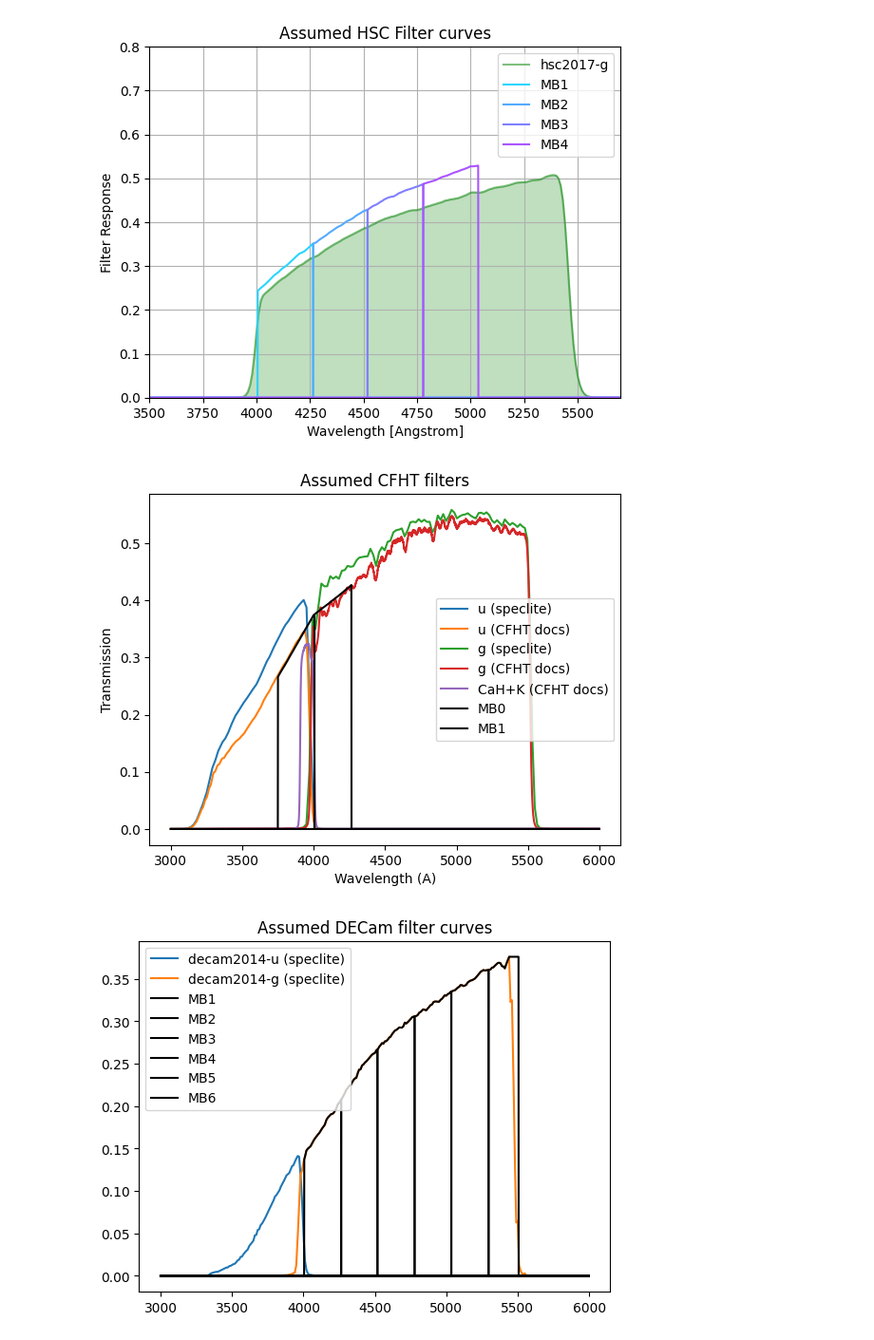
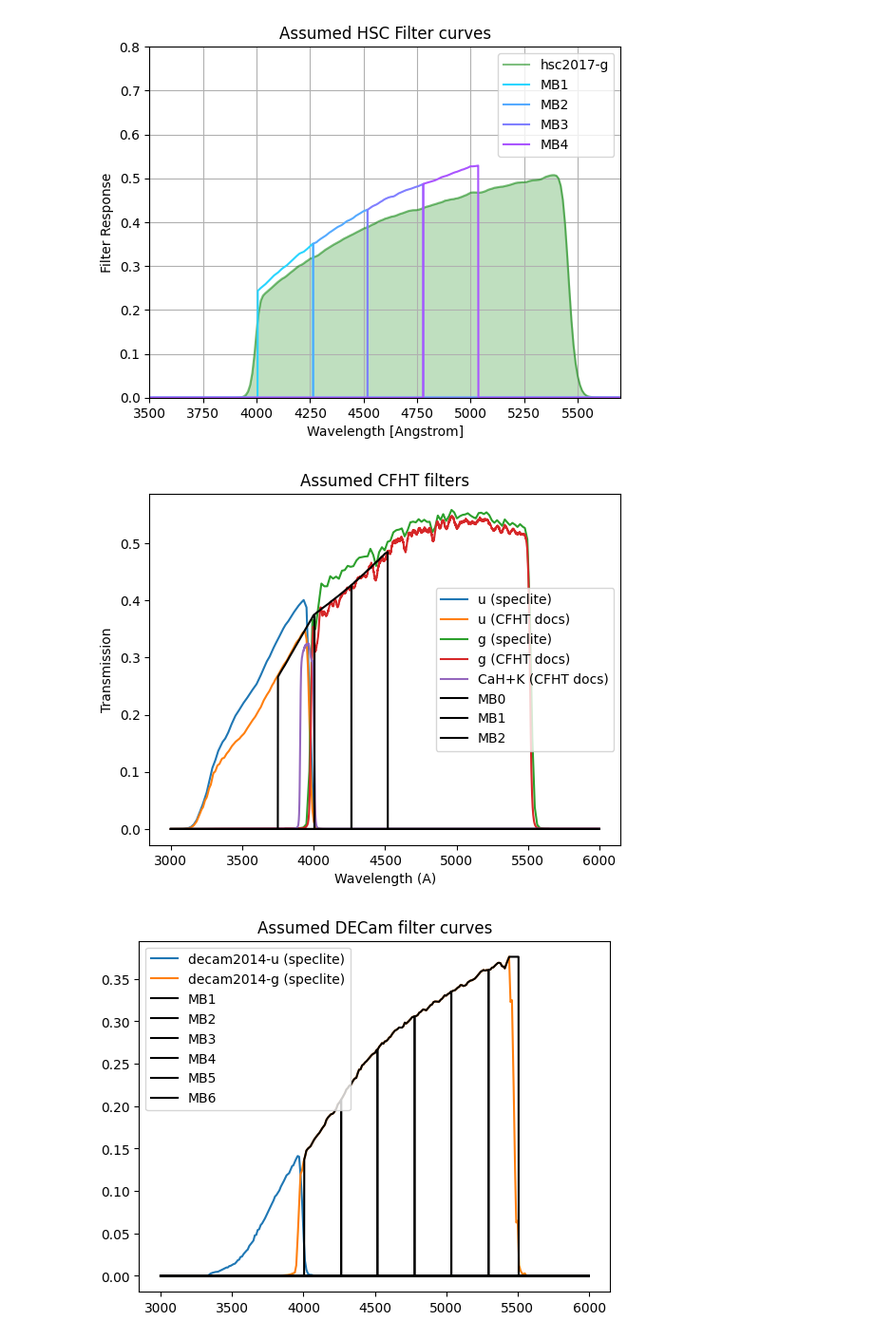
Before and after one commit to dstndstn/cfht-etc, a Jupyter notebook: spec-s5.ipynb, the cells around one changed output. Shown at 95% size. Cells and saved outputs as stored; diff of their text form; code cells hidden in the pictures.

```diff
--- a/spec-s5.ipynb
+++ b/spec-s5.ipynb
@@ -469,26 +472,27 @@ plt.title('Assumed HSC Filter curves');
 # %%
 cfht_filters = speclite.filters.load_filters('cfht_megacam-u', 'cfht_megacam-g')
 
 cfht_atm = atm
 
 atmo = cfht_atm(sky_wave)
 thru = cfht_thru(sky_wave)
 #speclite.filters.plot_filters(cfht_filters)
 plt.plot(sky_wave, cfht_filters[0].interpolator(sky_wave), label='u (speclite)');
 plt.plot(sky_wave, thru * cfht_u_filt(sky_wave) * atmo, label='u (CFHT docs)');
 plt.plot(sky_wave, cfht_filters[1].interpolator(sky_wave), label='g (speclite)');
 plt.plot(sky_wave, thru * cfht_g_filt(sky_wave) * atmo, label='g (CFHT docs)');
 plt.plot(sky_wave, thru * cfht_cahk_filt(sky_wave) * atmo, label='CaH+K (CFHT docs)');
 
 plt.plot(sky_wave, thru * MB[0](sky_wave) * atmo, color='k', label='MB0');
 plt.plot(sky_wave, thru * MB[1](sky_wave) * atmo, color='k', label='MB1');
+plt.plot(sky_wave, thru * MB[2](sky_wave) * atmo, color='k', label='MB2');
 
 plt.xlabel('Wavelength (A)')
 plt.ylabel('Transmission')
 plt.title('Assumed CFHT filters')
 plt.legend();
 # %% [output]
-[figure, old version]
+[figure, new version]
 # %%
 decam_filters = speclite.filters.load_filters('decam2014-u', 'decam2014-g')
 for f in decam_filters:
```
Also changed, not shown: parts of 15 cells of this notebook, 3 other files.
